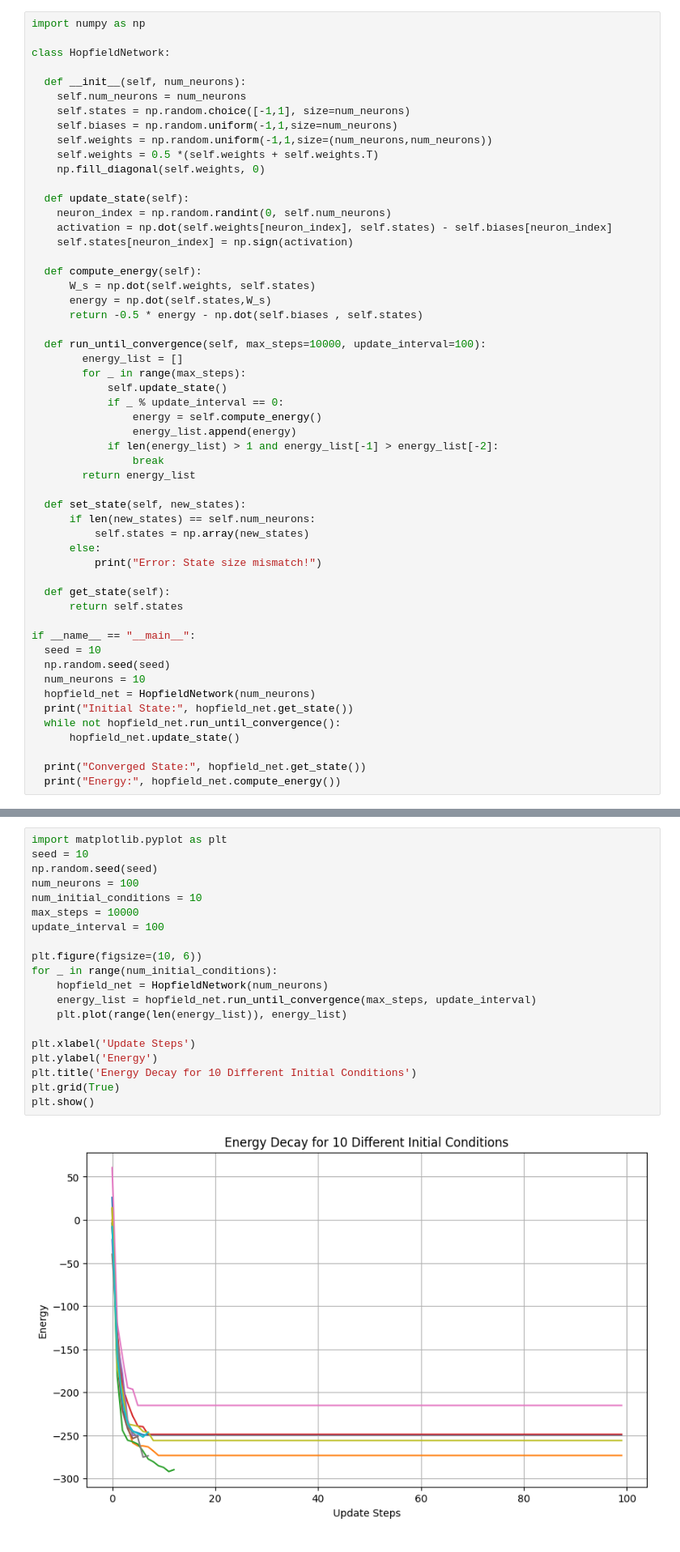
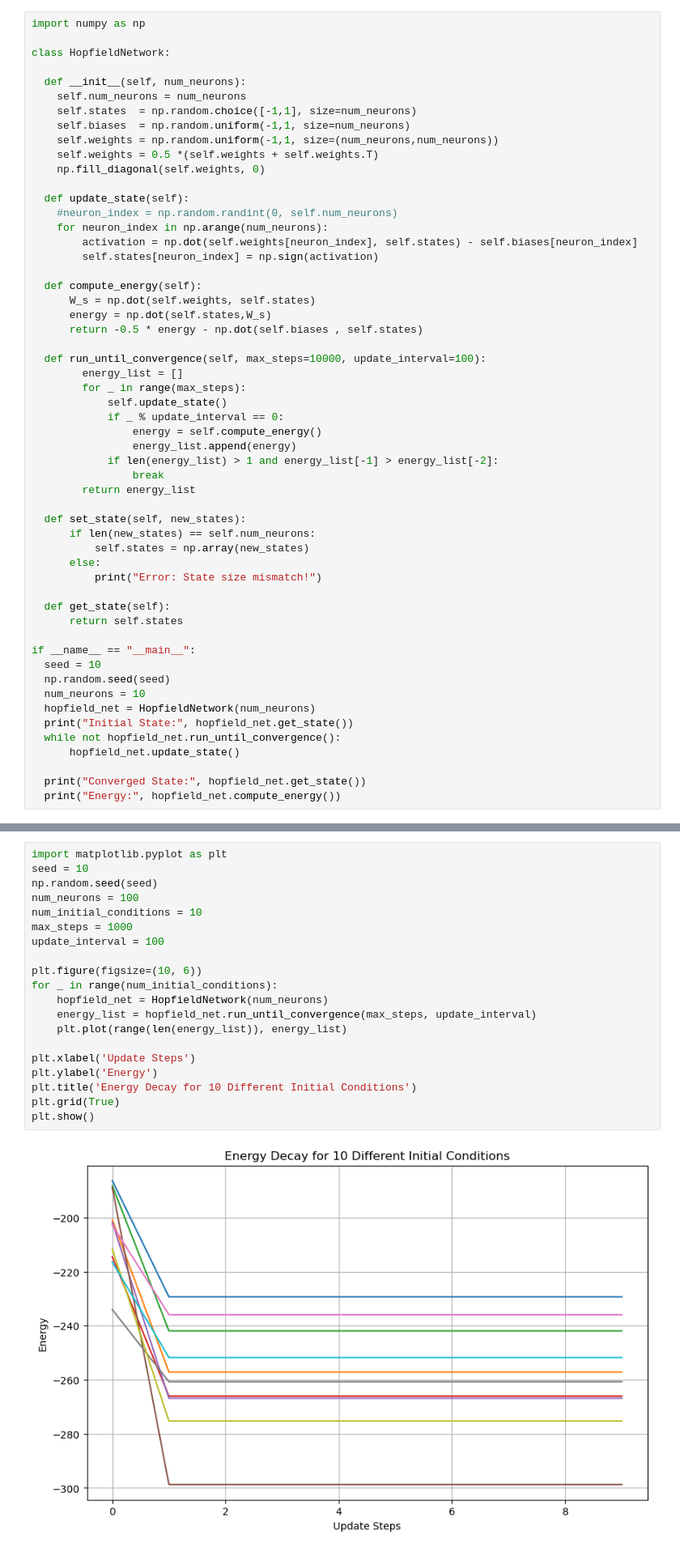
Before and after one commit to halilbayndir/ML_Physics, a Jupyter notebook: Hopfield_Network.ipynb, the cells around one changed output, grey strips where cells are left out. Shown: that part at 81% size. Saved outputs shown, nothing was run; the diff lists cells and outputs as text.

```diff
--- a/Hopfield_Network.ipynb
+++ b/Hopfield_Network.ipynb
@@ -5,16 +5,17 @@ class HopfieldNetwork:
 
   def __init__(self, num_neurons):
     self.num_neurons = num_neurons
-    self.states = np.random.choice([-1,1], size=num_neurons)
-    self.biases = np.random.uniform(-1,1,size=num_neurons)
-    self.weights = np.random.uniform(-1,1,size=(num_neurons,num_neurons))
+    self.states  = np.random.choice([-1,1], size=num_neurons)
+    self.biases  = np.random.uniform(-1,1, size=num_neurons)
+    self.weights = np.random.uniform(-1,1, size=(num_neurons,num_neurons))
     self.weights = 0.5 *(self.weights + self.weights.T)
     np.fill_diagonal(self.weights, 0)
 
   def update_state(self):
-    neuron_index = np.random.randint(0, self.num_neurons)
-    activation = np.dot(self.weights[neuron_index], self.states) - self.biases[neuron_index]
-    self.states[neuron_index] = np.sign(activation)
+    #neuron_index = np.random.randint(0, self.num_neurons)
+    for neuron_index in np.arange(num_neurons):
+        activation = np.dot(self.weights[neuron_index], self.states) - self.biases[neuron_index]
+        self.states[neuron_index] = np.sign(activation)
 
   def compute_energy(self):
       W_s = np.dot(self.weights, self.states)
@@ -61,25 +62,25 @@ Energy: 1.480824947024435
 # %%
 import matplotlib.pyplot as plt
 seed = 10
 np.random.seed(seed)
 num_neurons = 100
 num_initial_conditions = 10
-max_steps = 10000
+max_steps = 1000
 update_interval = 100
 
 plt.figure(figsize=(10, 6))
 for _ in range(num_initial_conditions):
     hopfield_net = HopfieldNetwork(num_neurons)
     energy_list = hopfield_net.run_until_convergence(max_steps, update_interval)
     plt.plot(range(len(energy_list)), energy_list)
 
 plt.xlabel('Update Steps')
 plt.ylabel('Energy')
 plt.title('Energy Decay for 10 Different Initial Conditions')
 plt.grid(True)
 plt.show()
 # %% [output]
-[figure, old version]
+[figure, new version]
 # %% [markdown]
 ***Training***
 # %%
```
Also changed, not shown: parts of 9 cells of this notebook, 1 other file.
